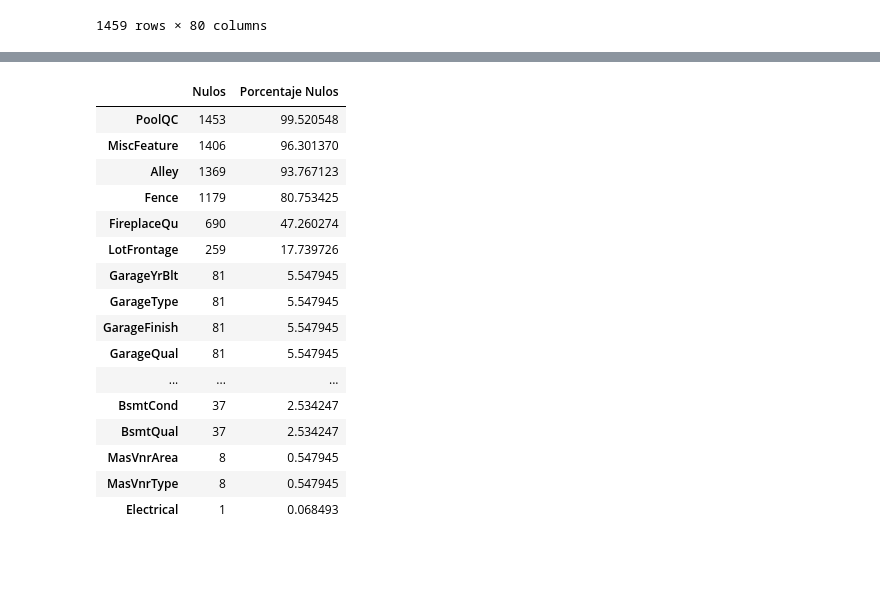
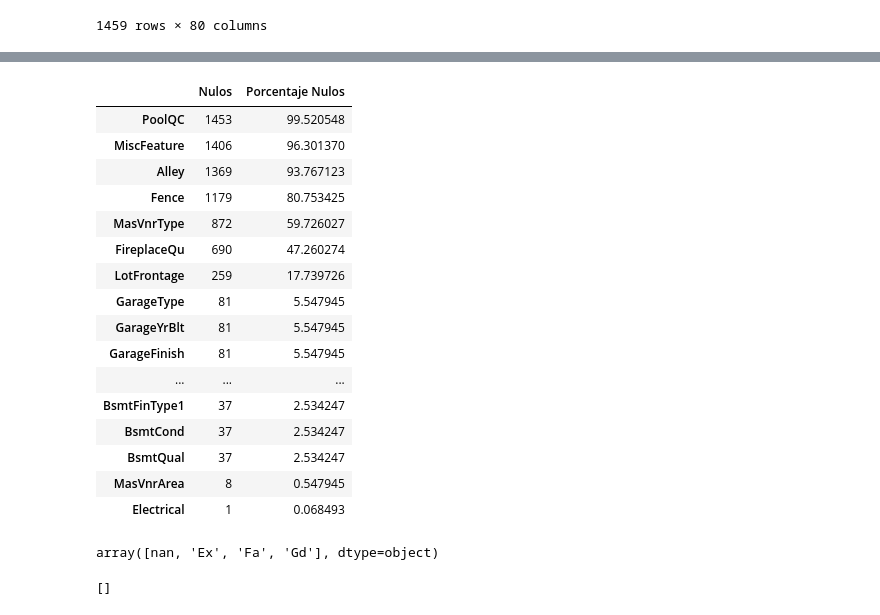
Before and after one commit to tomasmorin97/kaggle_competition, a Jupyter notebook: scripts/Carlos.ipynb, the cells around one changed output, grey strips where cells are left out. Saved outputs shown, nothing was run; the diff lists cells and outputs as text; code cells hidden in the pictures; blank space fills up the shorter version.

```diff
--- a/scripts/Carlos.ipynb
+++ b/scripts/Carlos.ipynb
@@ -118,43 +143,43 @@ df_nans=df_train[['LotFrontage',
  'BsmtFinType2',
  'Electrical',
  'FireplaceQu',
  'GarageType',
  'GarageYrBlt',
  'GarageFinish',
  'GarageQual',
  'GarageCond',
  'PoolQC',
  'Fence',
  'MiscFeature']]
 
 #hacemos la suma de los valores nulos de cada variable
 df_nans=df_nans.isnull().sum()
 #ordenamos valores
 df_nans = df_nans.sort_values(ascending=False)
 
 #calculamos el porcentaje que suponen los valores nulos en cada variable
-filas=1460
+filas=len(df_train)
 porcentaje_nulos = (df_nans / filas) * 100
 
 
 #unimos todo en una tabla
 df_nulos = pd.DataFrame({'Nulos': df_nans, 'Porcentaje Nulos': porcentaje_nulos})
 df_nulos
 # %% [output]
 |  | Nulos | Porcentaje Nulos |
 | PoolQC | 1453 | 99.520548 |
 | MiscFeature | 1406 | 96.301370 |
 | Alley | 1369 | 93.767123 |
 | Fence | 1179 | 80.753425 |
+| MasVnrType | 872 | 59.726027 |
 | FireplaceQu | 690 | 47.260274 |
 | LotFrontage | 259 | 17.739726 |
+| GarageType | 81 | 5.547945 |
 | GarageYrBlt | 81 | 5.547945 |
-| GarageType | 81 | 5.547945 |
 | GarageFinish | 81 | 5.547945 |
-| GarageQual | 81 | 5.547945 |
 | ... | ... | ... |
+| BsmtFinType1 | 37 | 2.534247 |
 | BsmtCond | 37 | 2.534247 |
 | BsmtQual | 37 | 2.534247 |
 | MasVnrArea | 8 | 0.547945 |
-| MasVnrType | 8 | 0.547945 |
 | Electrical | 1 | 0.068493 |
@@ -160,0 +188,4 @@ df_nulos
+# %%
+df_train['PoolQC'].unique()
+# %% [output]
+array([nan, 'Ex', 'Fa', 'Gd'], dtype=object)
@@ -160,0 +216,4 @@ df_nulos
+# %%
+df_train.columns[df_train.isna().any()].tolist()
+# %% [output]
+[]
```
Also changed, not shown: parts of 6 cells of this notebook.
